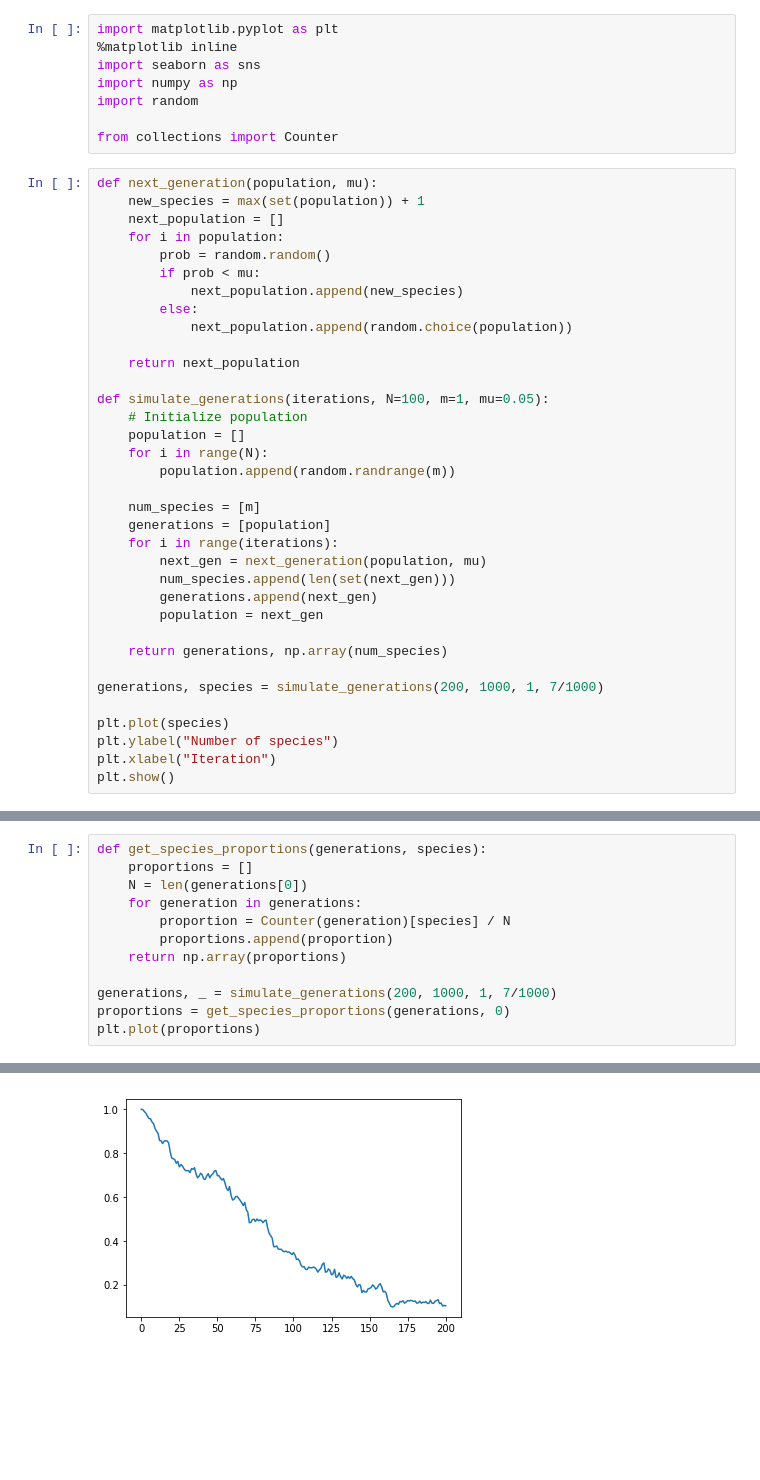
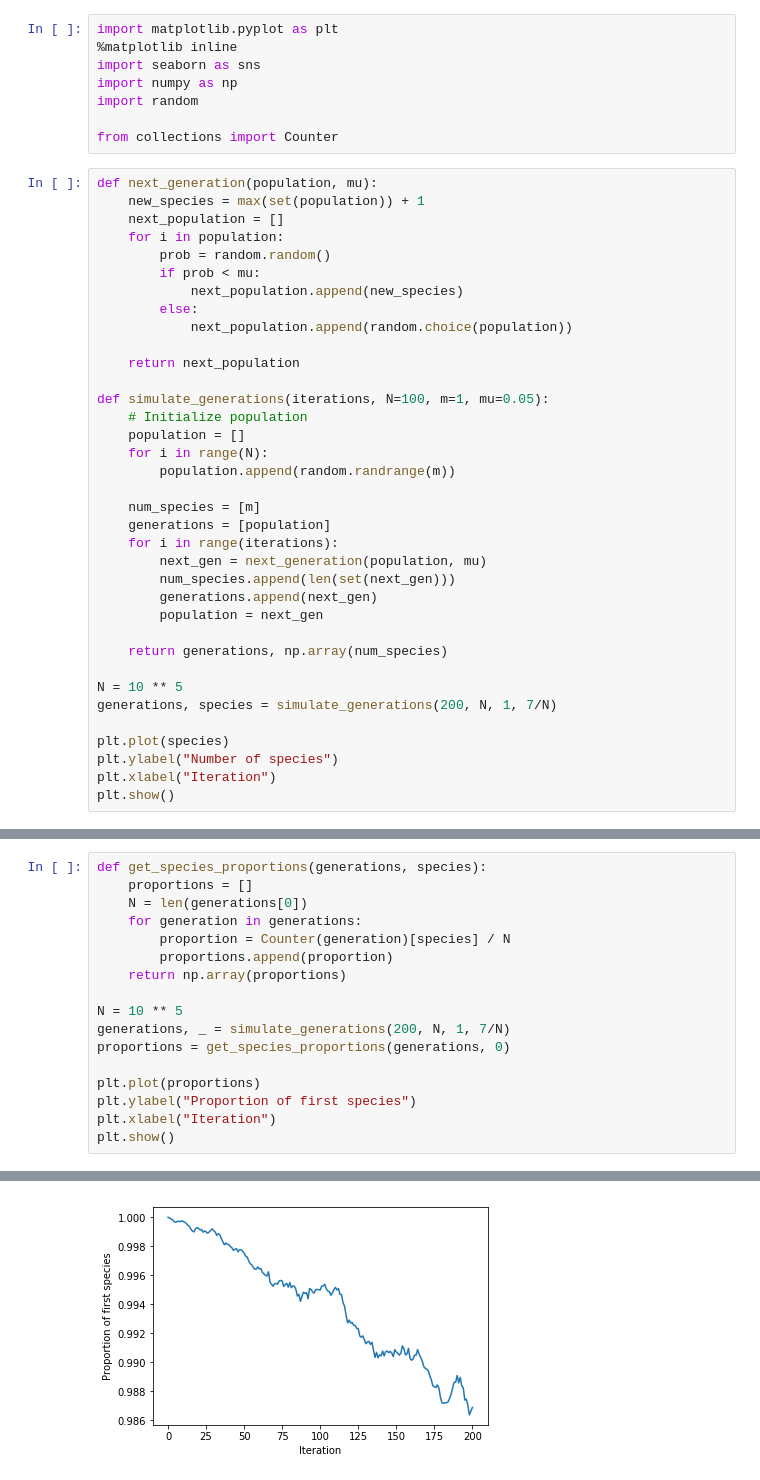
Before and after one commit to zenhaeus/fab-project, a Jupyter notebook: hw9/problem-b.ipynb, the cells around one changed output, grey strips where cells are left out. Cells and saved outputs as stored; diff of their text form; blank space fills up the shorter version.

```diff
--- a/hw9/problem-b.ipynb
+++ b/hw9/problem-b.ipynb
@@ -35,7 +35,8 @@ def simulate_generations(iterations, N=100, m=1, mu=0.05):
 
     return generations, np.array(num_species)
 
-generations, species = simulate_generations(200, 1000, 1, 7/1000)
+N = 10 ** 5
+generations, species = simulate_generations(200, N, 1, 7/N)
 
 plt.plot(species)
 plt.ylabel("Number of species")
@@ -54,7 +53,12 @@ def get_species_proportions(generations, species):
         proportions.append(proportion)
     return np.array(proportions)
 
-generations, _ = simulate_generations(200, 1000, 1, 7/1000)
+N = 10 ** 5
+generations, _ = simulate_generations(200, N, 1, 7/N)
 proportions = get_species_proportions(generations, 0)
+
 plt.plot(proportions)
+plt.ylabel("Proportion of first species")
+plt.xlabel("Iteration")
+plt.show()
 # %% [output]
@@ -62 +65 @@ plt.plot(proportions)
-[figure, old version]
+[figure, new version]
```
Also changed, not shown: parts of 3 cells of this notebook.
